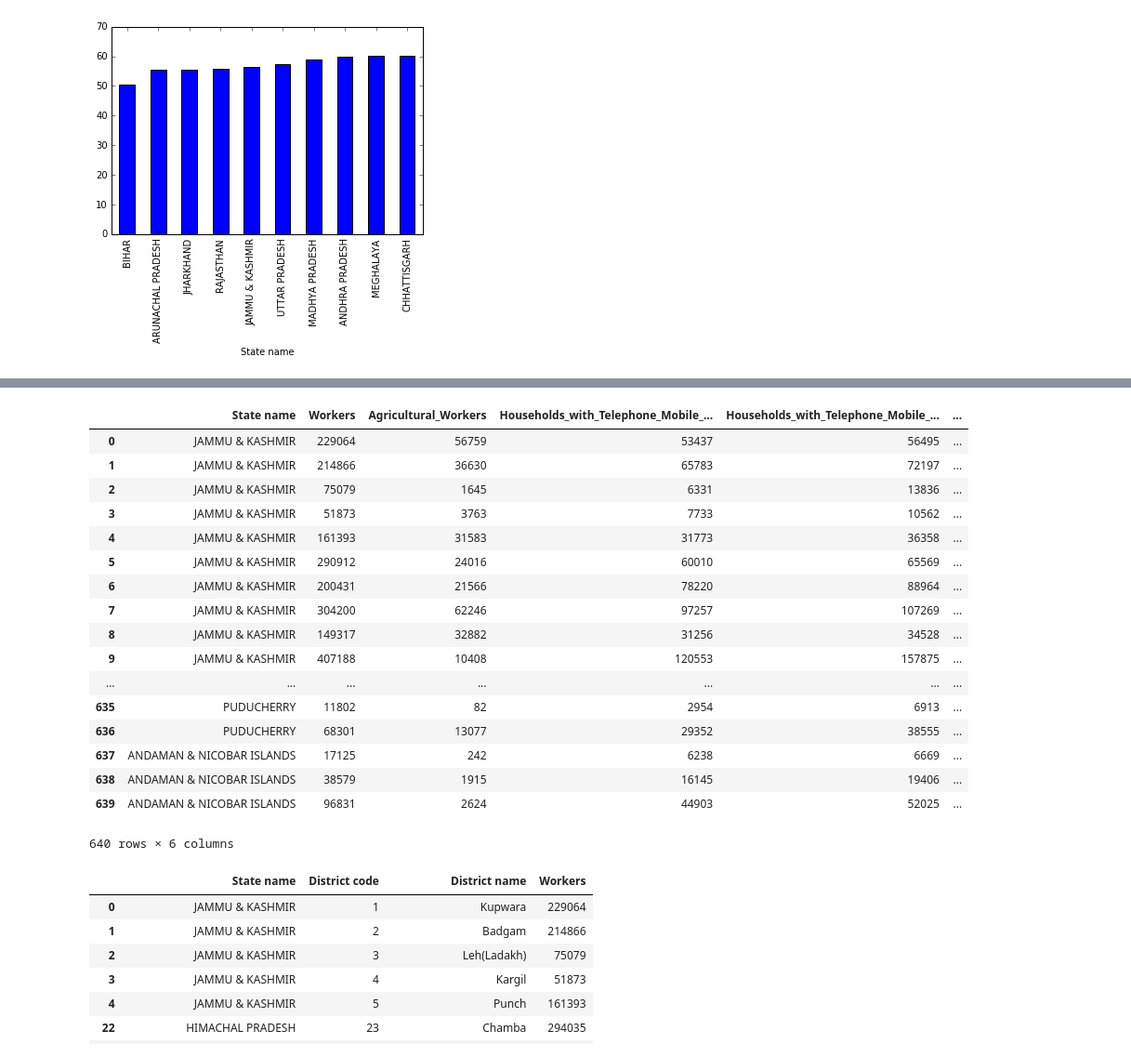
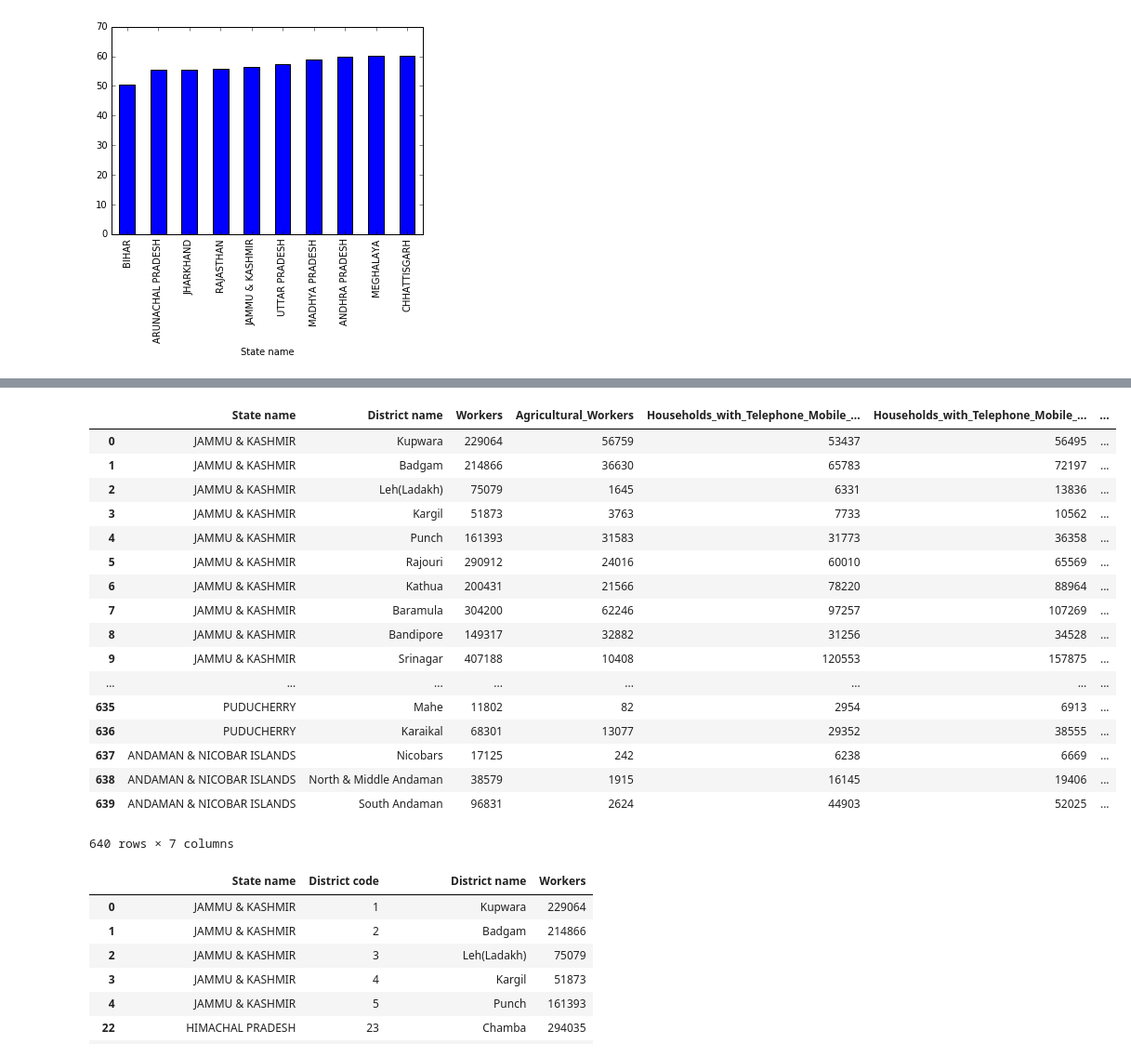
Before and after one commit to Amanskywalker/Gramener-exercise, a Jupyter notebook: Census.ipynb, the cells around one changed output, grey strips where cells are left out. Shown at 93% size. Drawn from its saved outputs; the diff is of its cells as text; code cells hidden in the pictures.

```diff
--- a/Census.ipynb
+++ b/Census.ipynb
@@ -121,28 +121,28 @@ array(['District code', 'State name', 'District name', 'Population',
        'Power_Parity_Rs_425000_545000', 'Power_Parity_Rs_330000_545000',
        'Power_Parity_Above_Rs_545000', 'Total_Power_Parity'], dtype=object)
 # %%
-dfc3 = df[["State name","Workers","Agricultural_Workers","Households_with_Telephone_Mobile_Phone_Mobile_only",
+dfc33 = df[["State name","District name","Workers","Agricultural_Workers","Households_with_Telephone_Mobile_Phone_Mobile_only",
            "Households_with_Telephone_Mobile_Phone","Households_with_Telephone_Mobile_Phone_Both"]]
-dfc3
+dfc33
 # %% [output]
-|  | State name | Workers | Agricultural_Workers | Households_with_Telephone_Mobile_... | Households_with_Telephone_Mobile_... | ... |
-| 0 | JAMMU & KASHMIR | 229064 | 56759 | 53437 | 56495 | ... |
-| 1 | JAMMU & KASHMIR | 214866 | 36630 | 65783 | 72197 | ... |
-| 2 | JAMMU & KASHMIR | 75079 | 1645 | 6331 | 13836 | ... |
-| 3 | JAMMU & KASHMIR | 51873 | 3763 | 7733 | 10562 | ... |
-| 4 | JAMMU & KASHMIR | 161393 | 31583 | 31773 | 36358 | ... |
-| 5 | JAMMU & KASHMIR | 290912 | 24016 | 60010 | 65569 | ... |
-| 6 | JAMMU & KASHMIR | 200431 | 21566 | 78220 | 88964 | ... |
-| 7 | JAMMU & KASHMIR | 304200 | 62246 | 97257 | 107269 | ... |
-| 8 | JAMMU & KASHMIR | 149317 | 32882 | 31256 | 34528 | ... |
-| 9 | JAMMU & KASHMIR | 407188 | 10408 | 120553 | 157875 | ... |
-| ... | ... | ... | ... | ... | ... | ... |
-| 635 | PUDUCHERRY | 11802 | 82 | 2954 | 6913 | ... |
-| 636 | PUDUCHERRY | 68301 | 13077 | 29352 | 38555 | ... |
-| 637 | ANDAMAN & NICOBAR ISLANDS | 17125 | 242 | 6238 | 6669 | ... |
-| 638 | ANDAMAN & NICOBAR ISLANDS | 38579 | 1915 | 16145 | 19406 | ... |
-| 639 | ANDAMAN & NICOBAR ISLANDS | 96831 | 2624 | 44903 | 52025 | ... |
+|  | State name | District name | Workers | Agricultural_Workers | Households_with_Telephone_Mobile_... | Households_with_Telephone_Mobile_... | ... |
+| 0 | JAMMU & KASHMIR | Kupwara | 229064 | 56759 | 53437 | 56495 | ... |
+| 1 | JAMMU & KASHMIR | Badgam | 214866 | 36630 | 65783 | 72197 | ... |
+| 2 | JAMMU & KASHMIR | Leh(Ladakh) | 75079 | 1645 | 6331 | 13836 | ... |
+| 3 | JAMMU & KASHMIR | Kargil | 51873 | 3763 | 7733 | 10562 | ... |
+| 4 | JAMMU & KASHMIR | Punch | 161393 | 31583 | 31773 | 36358 | ... |
+| 5 | JAMMU & KASHMIR | Rajouri | 290912 | 24016 | 60010 | 65569 | ... |
+| 6 | JAMMU & KASHMIR | Kathua | 200431 | 21566 | 78220 | 88964 | ... |
+| 7 | JAMMU & KASHMIR | Baramula | 304200 | 62246 | 97257 | 107269 | ... |
+| 8 | JAMMU & KASHMIR | Bandipore | 149317 | 32882 | 31256 | 34528 | ... |
+| 9 | JAMMU & KASHMIR | Srinagar | 407188 | 10408 | 120553 | 157875 | ... |
+| ... | ... | ... | ... | ... | ... | ... | ... |
+| 635 | PUDUCHERRY | Mahe | 11802 | 82 | 2954 | 6913 | ... |
+| 636 | PUDUCHERRY | Karaikal | 68301 | 13077 | 29352 | 38555 | ... |
+| 637 | ANDAMAN & NICOBAR ISLANDS | Nicobars | 17125 | 242 | 6238 | 6669 | ... |
+| 638 | ANDAMAN & NICOBAR ISLANDS | North & Middle Andaman | 38579 | 1915 | 16145 | 19406 | ... |
+| 639 | ANDAMAN & NICOBAR ISLANDS | South Andaman | 96831 | 2624 | 44903 | 52025 | ... |
-640 rows × 6 columns
+640 rows × 7 columns
 # %%
 dfc2 = df[["State name","District code","District name","Workers"]]
 dfc2.groupby("State name").head()
```
Also changed, not shown: parts of 10 cells of this notebook.
